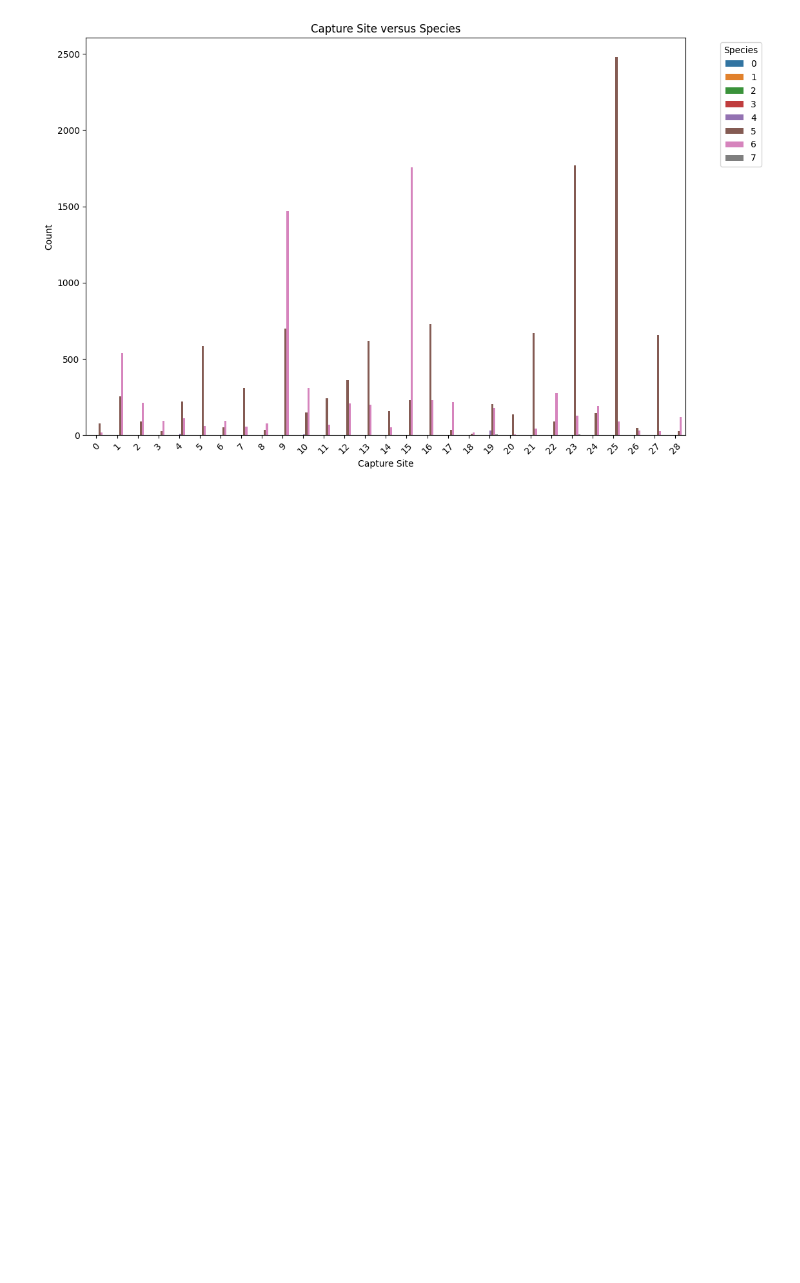
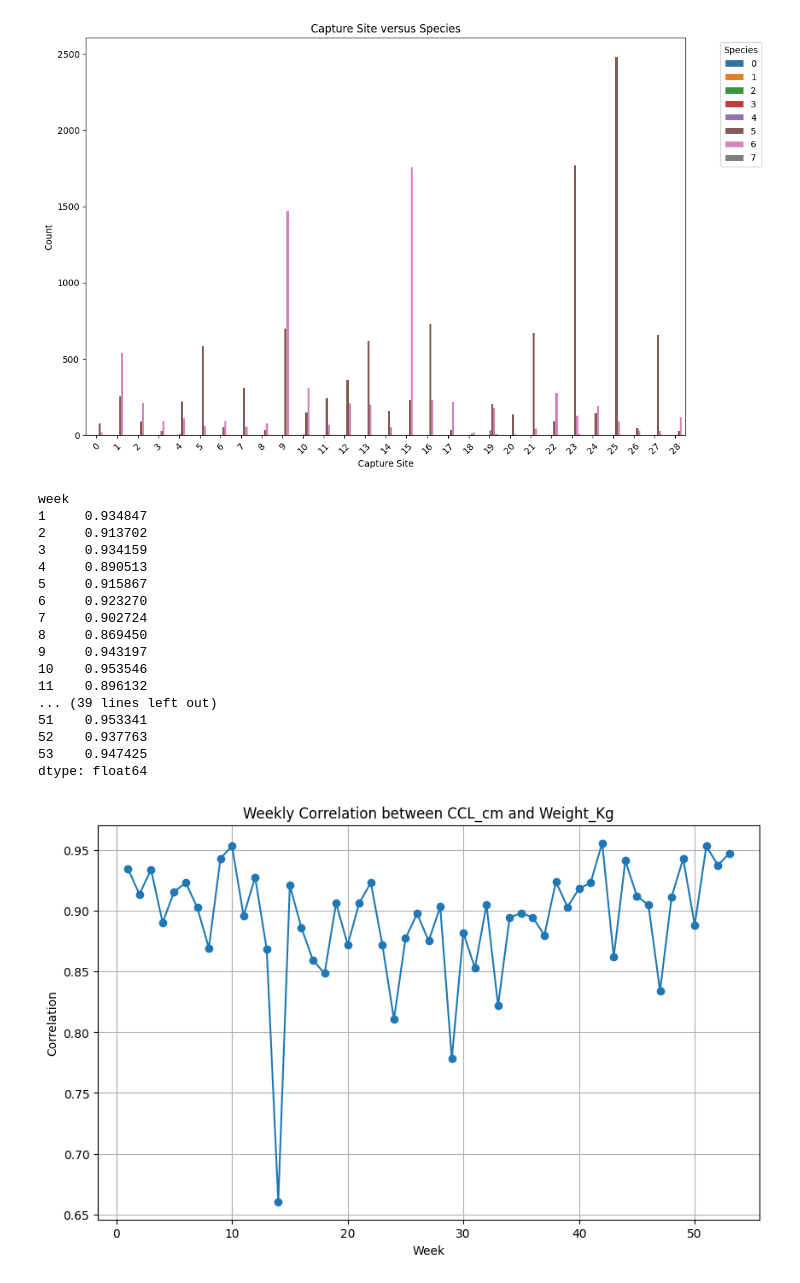
Before and after one commit to mrachelb/turtle-rav, a Jupyter notebook: EDA-Rachel.ipynb, the cells around one changed output. Saved outputs shown, nothing was run; the diff lists cells and outputs as text; code cells hidden in the pictures; blank space fills up the shorter version.

Commit message:
cm correlation

```diff
--- a/EDA-Rachel.ipynb
+++ b/EDA-Rachel.ipynb
@@ -533,3 +533,39 @@ plt.legend(title='Species', bbox_to_anchor=(1.05, 1), loc='upper left')
 plt.show()
 # %% [output]
 [figure]
+# %%
+# Group by 'Week' and calculate the correlation between 'CCL_cm' and 'Weight_Kg'
+weekly_correlation = train_df.groupby('week').apply(lambda x: x['CCL_cm'].corr(x['Weight_Kg']))
+
+# Print the correlation for each week
+print(weekly_correlation)
+
+# Optionally, plot the correlation values
+import matplotlib.pyplot as plt
+
+plt.figure(figsize=(10, 6))
+plt.plot(weekly_correlation.index, weekly_correlation.values, marker='o')
+plt.title('Weekly Correlation between CCL_cm and Weight_Kg')
+plt.xlabel('Week')
+plt.ylabel('Correlation')
+plt.grid(True)
+plt.show()
+# %% [output]
+week
+1     0.934847
+2     0.913702
+3     0.934159
+4     0.890513
+5     0.915867
+6     0.923270
+7     0.902724
+8     0.869450
+9     0.943197
+10    0.953546
+11    0.896132
+... (39 lines left out)
+51    0.953341
+52    0.937763
+53    0.947425
+dtype: float64
+[figure, added]
```
Also changed, not shown: parts of 2 cells of this notebook.
